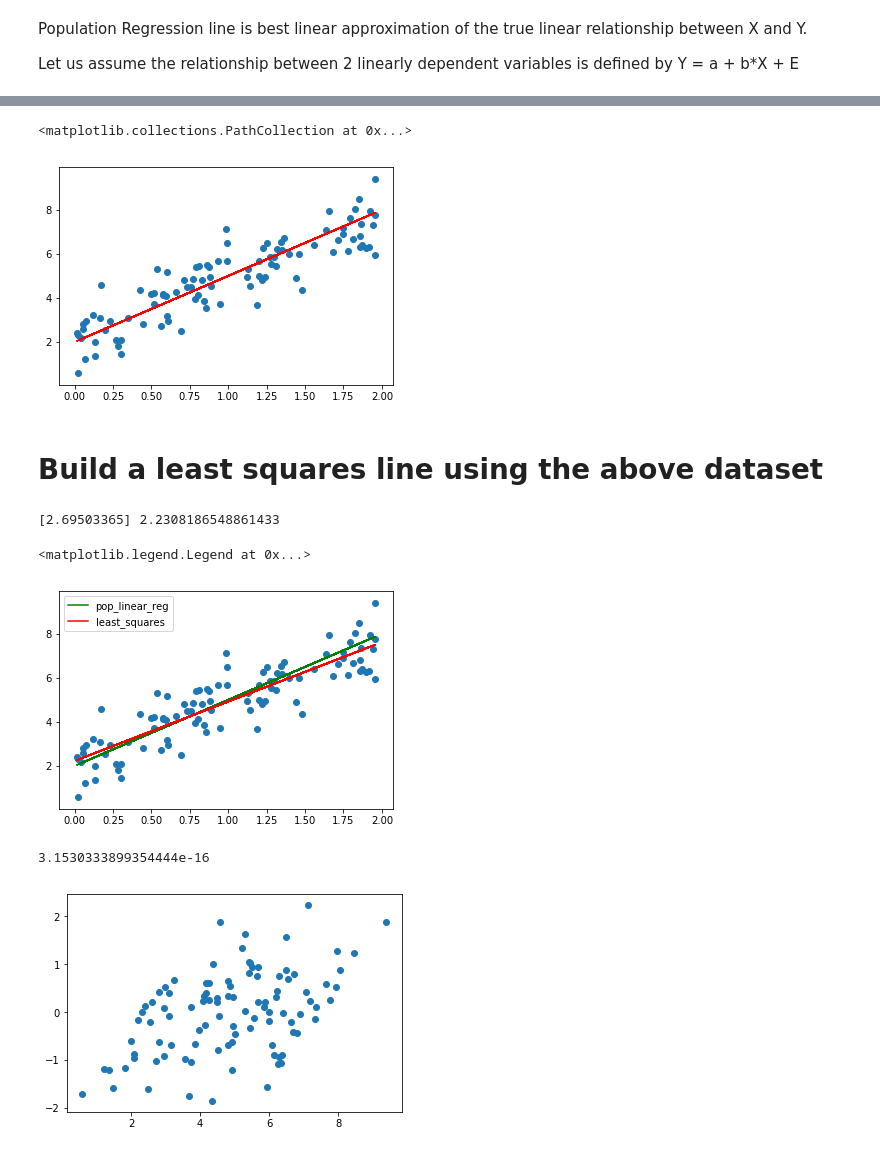
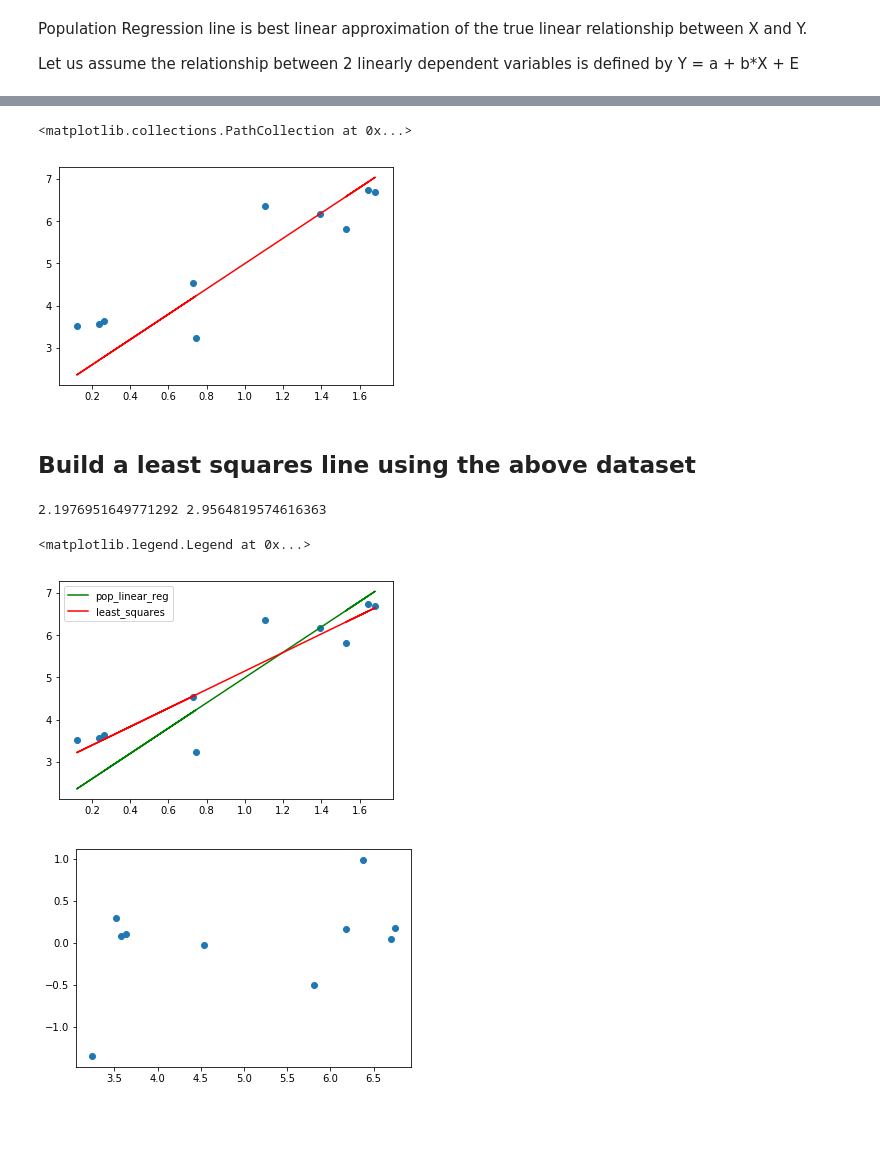
Before and after one commit to SrideviBayyapuneedi/Machine-Learning-Algorithms, a Jupyter notebook: Linear Regression/PopulationRegressionLine vs LeastSquaresLine.ipynb, the cells around one changed output, grey strips where cells are left out. Drawn from its saved outputs; the diff is of its cells as text; code cells hidden in the pictures; blank space fills up the shorter version.

```diff
--- a/Linear Regression/PopulationRegressionLine vs LeastSquaresLine.ipynb
+++ b/Linear Regression/PopulationRegressionLine vs LeastSquaresLine.ipynb
@@ -19,8 +19,6 @@ Let us assume the relationship between 2 linearly dependent variables  is define
 # %%
-sample_size = 100
-mean = 0
-std = 1
-E = np.random.normal(loc = mean, scale = std, size = sample_size)
+sample_size = 10
+E = np.random.standard_normal(size = sample_size)
 plt.plot(E, '-ok')
 # %% [output]
 [<matplotlib.lines.Line2D at 0x...>]
@@ -43,9 +41,9 @@ plt.plot(X, (a + b*X), '-r')
 plt.scatter(X, Y)
 # %% [output]
 <matplotlib.collections.PathCollection at 0x...>
-[figure, old version]
+[figure, new version]
 # %% [markdown]
-# Build a least squares line using the above dataset
+## Build a least squares line using the above dataset
 # %%
 regr = linear_model.LinearRegression()
 X = X.reshape(-1, 1)
@@ -53,11 +51,11 @@ regr.fit(X, Y)
 y_hat = regr.predict(X)
 residuals = Y - y_hat
 # %%
-b_hat = regr.coef_
+b_hat = regr.coef_[0]
 a_hat = regr.intercept_
 print(b_hat, a_hat)
 # %% [output]
-[2.69503365] 2.2308186548861433
+2.1976951649771292 2.9564819574616363
 # %%
 plt.plot(X, (a + b*X), '-g',label ='pop_linear_reg')
 plt.scatter(X, Y)
@@ -65,10 +63,10 @@ plt.plot(X, (a_hat + b_hat*X), '-r', label = 'least_squares')
 plt.legend(loc='upper left')
 # %% [output]
 <matplotlib.legend.Legend at 0x...>
-[figure, old version]
+[figure, new version]
 # %%
 plt.scatter(Y, residuals)
 np.mean(residuals)
+rss_ex1 = np.sum(np.square(Y - (a_hat + b_hat*X)))
 # %% [output]
-3.1530333899354444e-16
-[figure, old version]
+[figure, new version]
```
Also changed, not shown: parts of 12 cells of this notebook.
